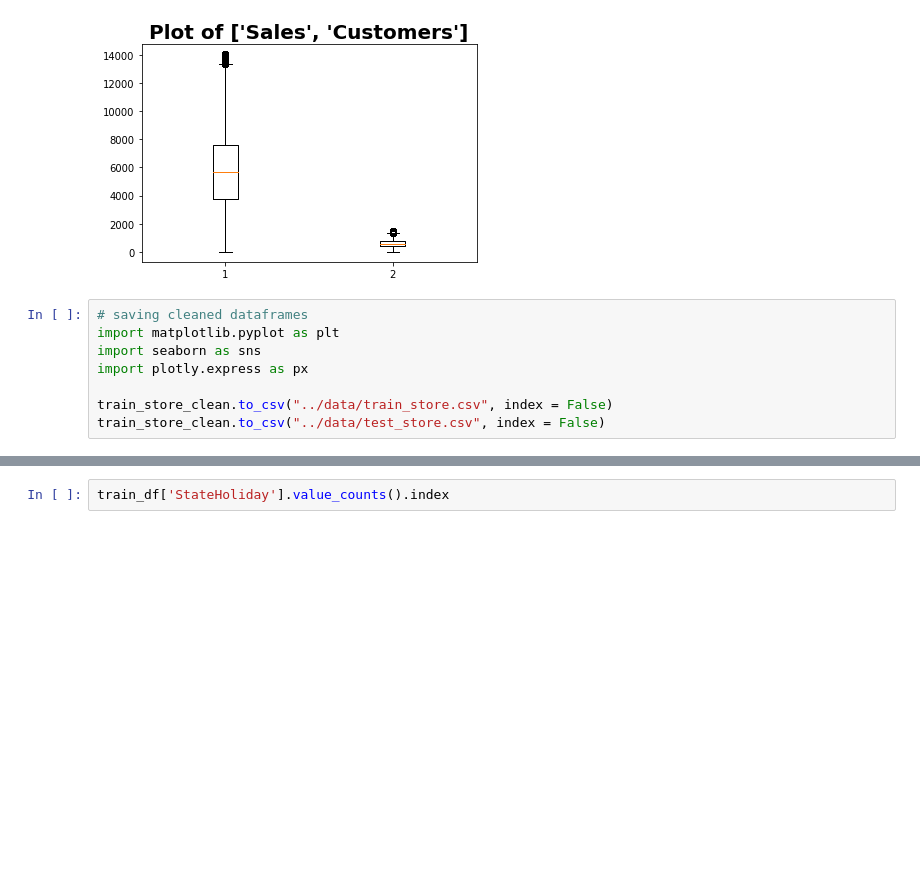
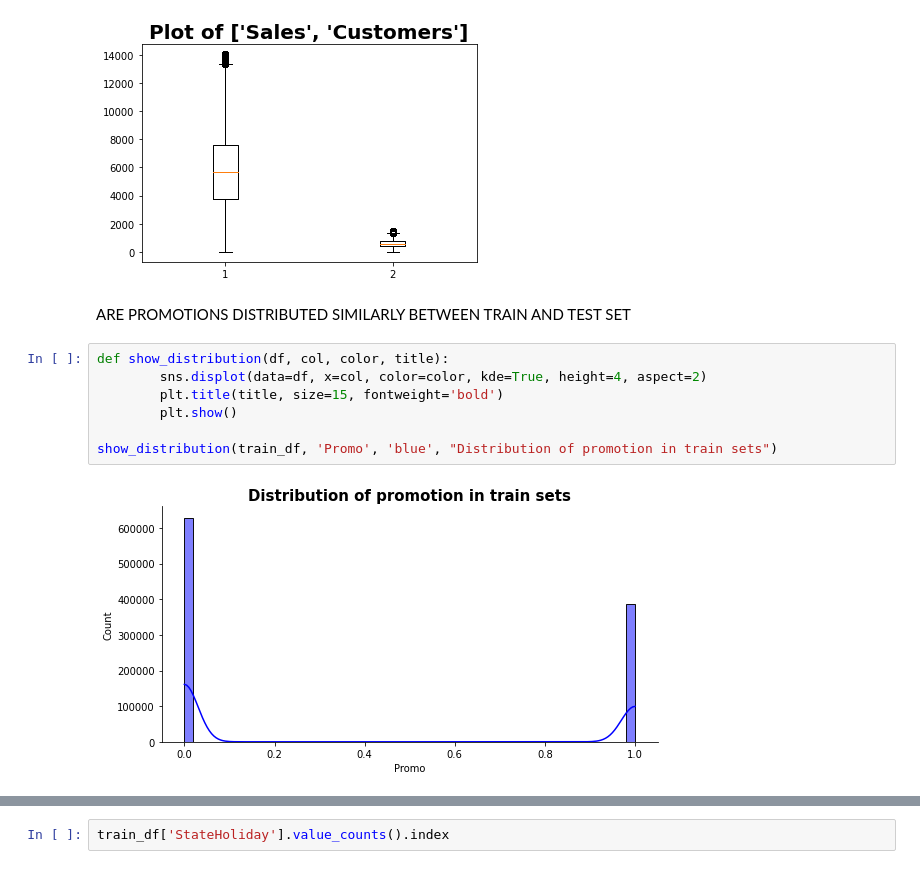
Before and after one commit to sel6/Rosmann_Pharmacy_prediction, a Jupyter notebook: notebooks/EDA.ipynb, the cells around one changed output, grey strips where cells are left out. Cells and saved outputs as stored; diff of their text form; blank space fills up the shorter version.

```diff
--- a/notebooks/EDA.ipynb
+++ b/notebooks/EDA.ipynb
@@ -200,11 +204,14 @@ DV.summ_columns(train_store_clean)
 DV.plot_box2(train_store_clean, ['Sales', 'Customers'])
 # %% [output]
 [figure]
-# %%
-# saving cleaned dataframes
-import matplotlib.pyplot as plt
-import seaborn as sns
-import plotly.express as px
-
-train_store_clean.to_csv("../data/train_store.csv", index = False)
-train_store_clean.to_csv("../data/test_store.csv", index = False)
+# %% [markdown]
+ARE PROMOTIONS DISTRIBUTED SIMILARLY BETWEEN TRAIN AND TEST SET
+# %%
+def show_distribution(df, col, color, title):
+        sns.displot(data=df, x=col, color=color, kde=True, height=4, aspect=2)
+        plt.title(title, size=15, fontweight='bold')
+        plt.show()
+
+show_distribution(train_df, 'Promo', 'blue', "Distribution of promotion in train sets")
+# %% [output]
+[figure, added]
```
Also changed, not shown: parts of 20 cells of this notebook.
